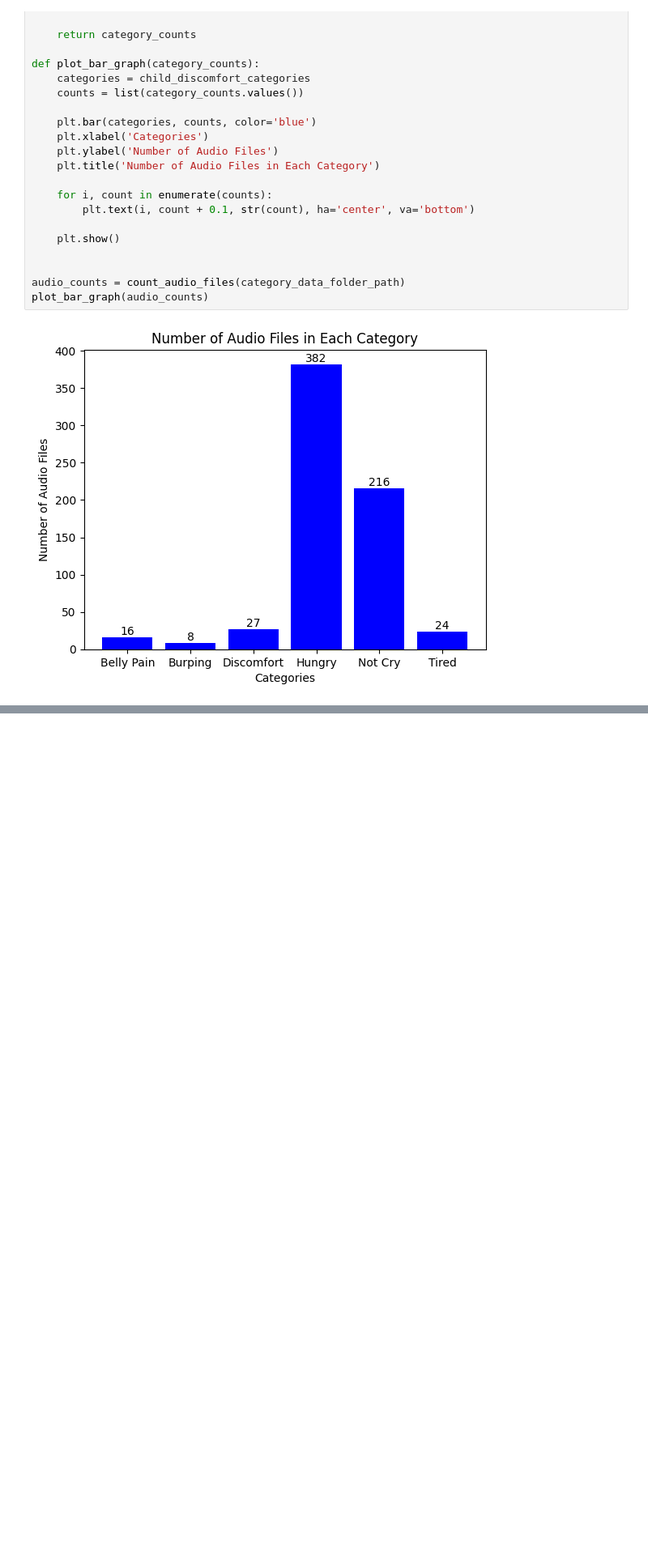
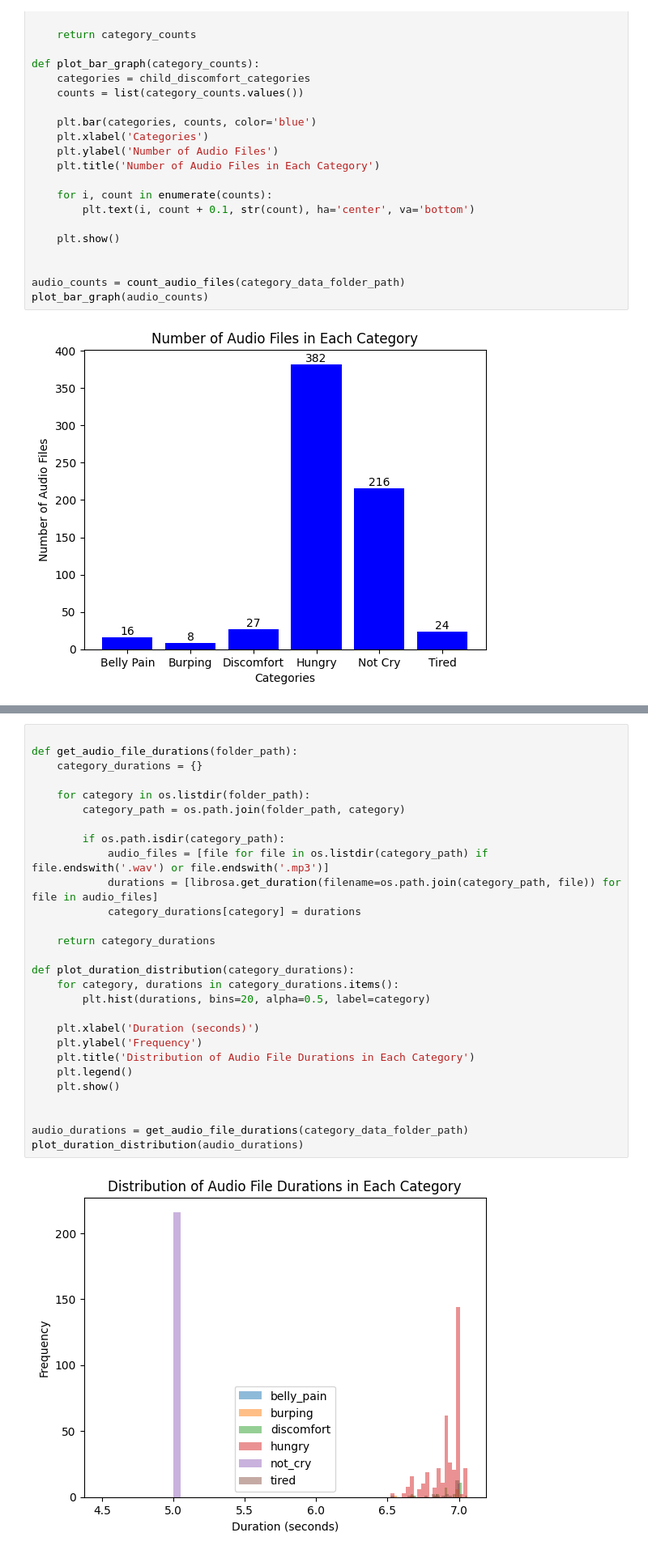
Before and after one commit to Aman-Vishwakarma1729/Automatic_Infant_Cry_Audio_Classification, a Jupyter notebook: Rersearch/Basic_Data_Understanding.ipynb, the cells around one changed output, grey strips where cells are left out. Shown: that part at 81% size. Drawn from its saved outputs; the diff is of its cells as text; blank space fills up the shorter version.

Commit message:
Sixth commit Understanding the data 2

```diff
--- a/Rersearch/Basic_Data_Understanding.ipynb
+++ b/Rersearch/Basic_Data_Understanding.ipynb
@@ -64,0 +98,30 @@ plot_bar_graph(audio_counts)
+# %%
+
+def get_audio_file_durations(folder_path):
+    category_durations = {}
+
+    for category in os.listdir(folder_path):
+        category_path = os.path.join(folder_path, category)
+
+        if os.path.isdir(category_path):
+            audio_files = [file for file in os.listdir(category_path) if file.endswith('.wav') or file.endswith('.mp3')]
+            durations = [librosa.get_duration(filename=os.path.join(category_path, file)) for file in audio_files]
+            category_durations[category] = durations
+
+    return category_durations
+
+def plot_duration_distribution(category_durations):
+    for category, durations in category_durations.items():
+        plt.hist(durations, bins=20, alpha=0.5, label=category)
+
+    plt.xlabel('Duration (seconds)')
+    plt.ylabel('Frequency')
+    plt.title('Distribution of Audio File Durations in Each Category')
+    plt.legend()
+    plt.show()
+
+
+audio_durations = get_audio_file_durations(category_data_folder_path)
+plot_duration_distribution(audio_durations)
+# %% [output]
+[figure, added]
```
Also changed, not shown: parts of 5 cells of this notebook, 3 other files.
